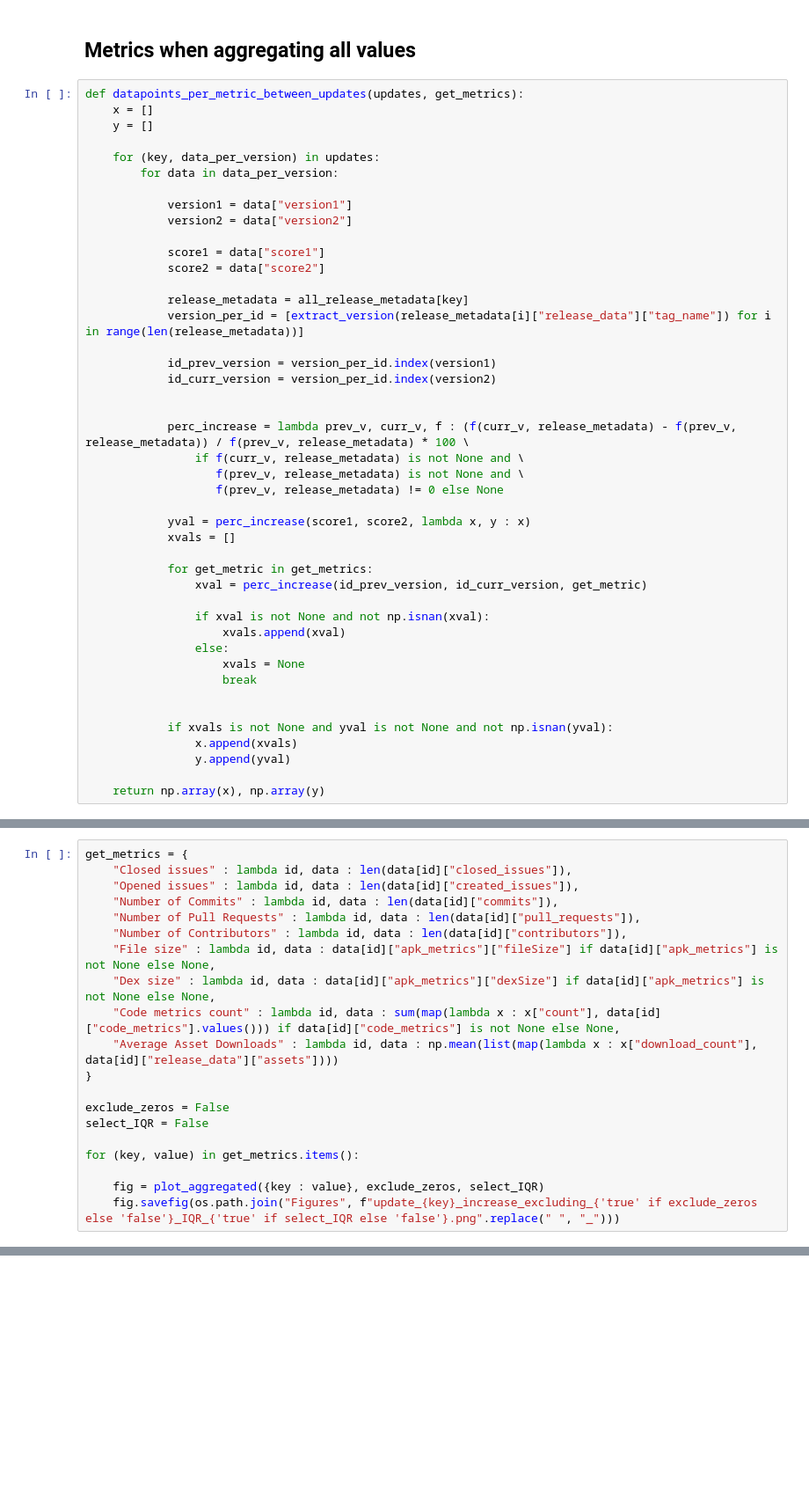
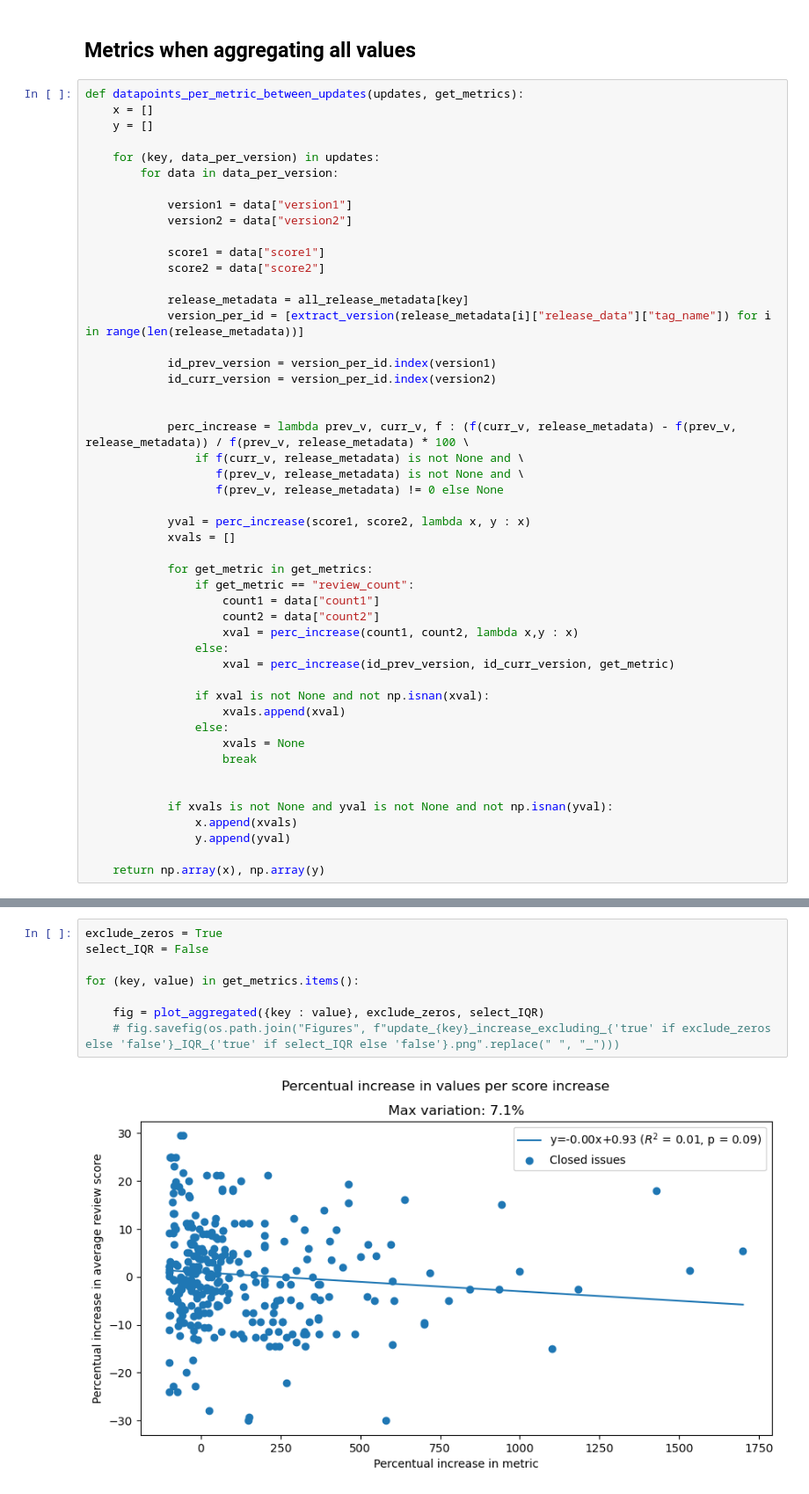
Before and after one commit to mgjfl/DATAR, a Jupyter notebook: results.ipynb, the cells around one changed output, grey strips where cells are left out. Shown at 88% size. Cells and saved outputs as stored; diff of their text form; blank space fills up the shorter version.

```diff
--- a/results.ipynb
+++ b/results.ipynb
@@ -384,7 +388,12 @@ def datapoints_per_metric_between_updates(updates, get_metrics):
             xvals = []
 
             for get_metric in get_metrics:
-                xval = perc_increase(id_prev_version, id_curr_version, get_metric)
+                if get_metric == "review_count":
+                    count1 = data["count1"]
+                    count2 = data["count2"]
+                    xval = perc_increase(count1, count2, lambda x,y : x)
+                else:
+                    xval = perc_increase(id_prev_version, id_curr_version, get_metric)
 
                 if xval is not None and not np.isnan(xval):
                     xvals.append(xval)
@@ -491,23 +499,3 @@ def plot_aggregated(get_metrics, exclude_zero_change = False, select_IQR = False
     fig.suptitle("Percentual increase in values per score increase")
 
     return fig
-# %%
-get_metrics = {
-    "Closed issues" : lambda id, data : len(data[id]["closed_issues"]),
-    "Opened issues" : lambda id, data : len(data[id]["created_issues"]),
-    "Number of Commits" : lambda id, data : len(data[id]["commits"]),
-    "Number of Pull Requests" : lambda id, data : len(data[id]["pull_requests"]),
-    "Number of Contributors" : lambda id, data : len(data[id]["contributors"]),
-    "File size" : lambda id, data : data[id]["apk_metrics"]["fileSize"] if data[id]["apk_metrics"] is not None else None,
-    "Dex size" : lambda id, data : data[id]["apk_metrics"]["dexSize"] if data[id]["apk_metrics"] is not None else None,
-    "Code metrics count" : lambda id, data : sum(map(lambda x : x["count"], data[id]["code_metrics"].values())) if data[id]["code_metrics"] is not None else None,
-    "Average Asset Downloads" : lambda id, data : np.mean(list(map(lambda x : x["download_count"], data[id]["release_data"]["assets"])))
-}
-
-exclude_zeros = False
-select_IQR = False
-
-for (key, value) in get_metrics.items():
-
-    fig = plot_aggregated({key : value}, exclude_zeros, select_IQR)
-    fig.savefig(os.path.join("Figures", f"update_{key}_increase_excluding_{'true' if exclude_zeros else 'false'}_IQR_{'true' if select_IQR else 'false'}.png".replace(" ", "_")))
@@ -568,0 +502,10 @@ R^2 Score: 0.18733284609137535
+# %%
+exclude_zeros = True
+select_IQR = False
+
+for (key, value) in get_metrics.items():
+
+    fig = plot_aggregated({key : value}, exclude_zeros, select_IQR)
+    # fig.savefig(os.path.join("Figures", f"update_{key}_increase_excluding_{'true' if exclude_zeros else 'false'}_IQR_{'true' if select_IQR else 'false'}.png".replace(" ", "_")))
+# %% [output]
+[figure, added]
```
Also changed, not shown: parts of 45 cells of this notebook, 41 other files.
